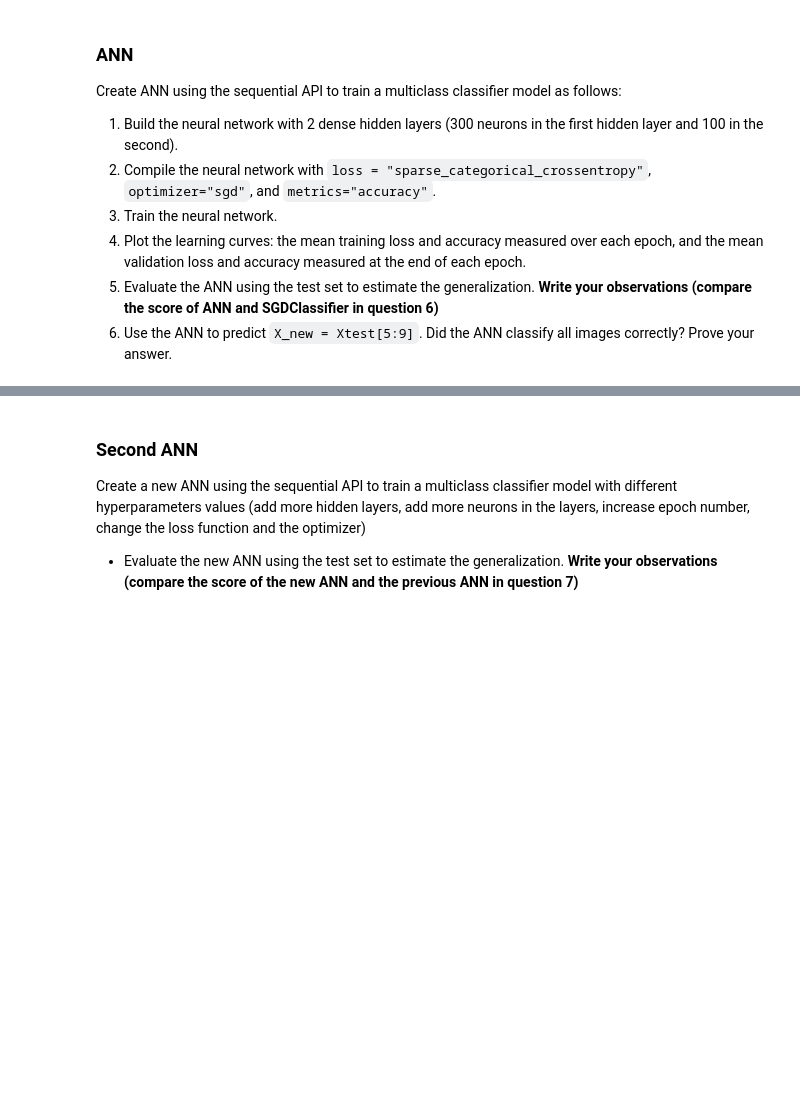
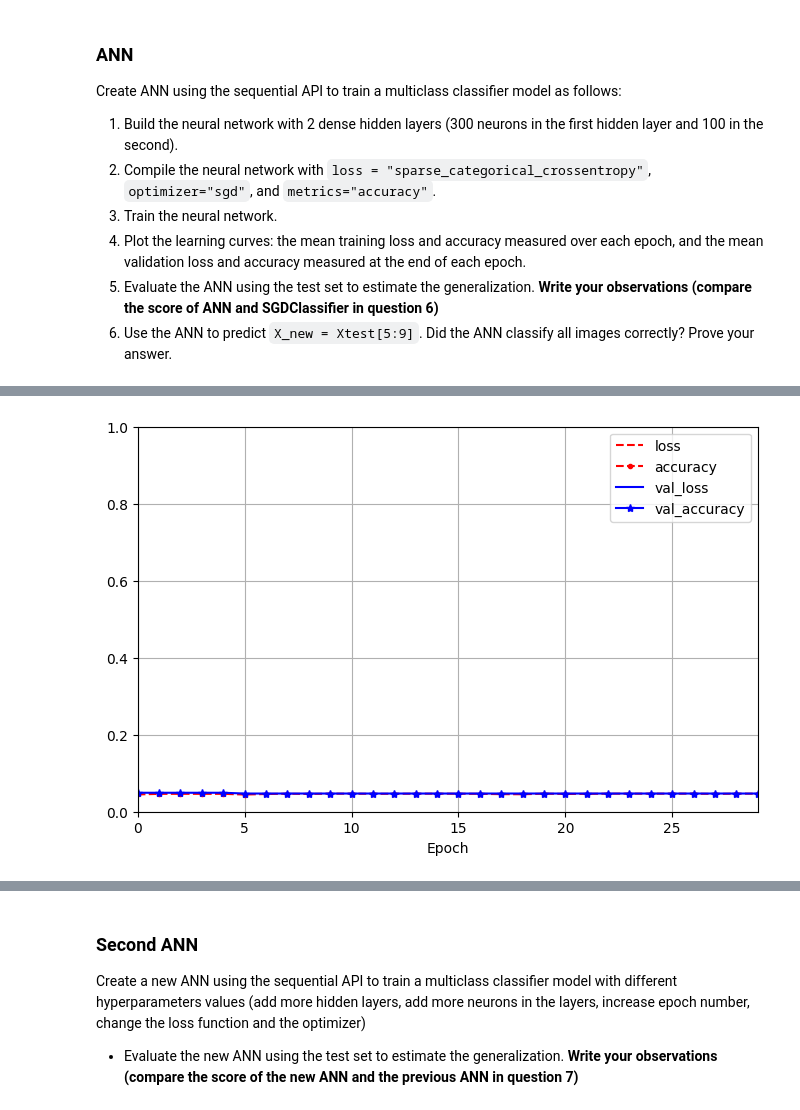
Before and after one commit to RochX/comp486-assignments, a Jupyter notebook: assignment5/assignment5.ipynb, the cells around one changed output, grey strips where cells are left out. Saved outputs shown, nothing was run; the diff lists cells and outputs as text; code cells hidden in the pictures; blank space fills up the shorter version.

```diff
--- a/assignment5/assignment5.ipynb
+++ b/assignment5/assignment5.ipynb
@@ -220,3 +225,12 @@ Create ANN using the sequential API to train a multiclass classifier model as fo
 4. Plot the learning curves: the mean training loss and accuracy measured over each epoch, and the mean validation loss and accuracy measured at the end of each epoch.
 5. Evaluate the ANN using the test set to estimate the generalization. **Write your observations (compare the score of ANN and SGDClassifier in question 6)**
 6. Use the ANN to predict `X_new = Xtest[5:9]`. Did the ANN classify all images correctly? Prove your answer.
+# %%
+import tensorflow as tf
+tf.random.set_seed(42)
+ann_model = tf.keras.Sequential([
+        tf.keras.layers.Flatten(input_shape=[784]),
+        tf.keras.layers.Dense(300, activation="relu"),
+        tf.keras.layers.Dense(100, activation="relu"),
+        tf.keras.layers.Dense(25, activation="softmax")
+])
@@ -222,0 +257,9 @@ Create ANN using the sequential API to train a multiclass classifier model as fo
+# %%
+ann_model.compile(loss="sparse_categorical_crossentropy",
+                  optimizer="sgd",
+                  metrics=["accuracy"])
+# %%
+train_features, train_labels = split_into_features_labels(sign_mnist_train, label="Letter")
+history = ann_model.fit(train_features, train_labels,
+                        epochs=30,
+                        validation_data=split_into_features_labels(sign_mnist_validation, label="Letter"))
@@ -222,0 +284,12 @@ Create ANN using the sequential API to train a multiclass classifier model as fo
+# %%
+import matplotlib.pyplot as plt
+import pandas as pd
+pd.DataFrame(history.history).plot(figsize=(8, 5),
+                                   xlim=[0, 29],
+                                   ylim=[0, 1],
+                                   grid=True,
+                                   xlabel="Epoch",
+                                   style=["r--", "r--.", "b-", "b-*"])
+plt.show()
+# %% [output]
+[figure, added]
```
Also changed, not shown: parts of 15 cells of this notebook.
